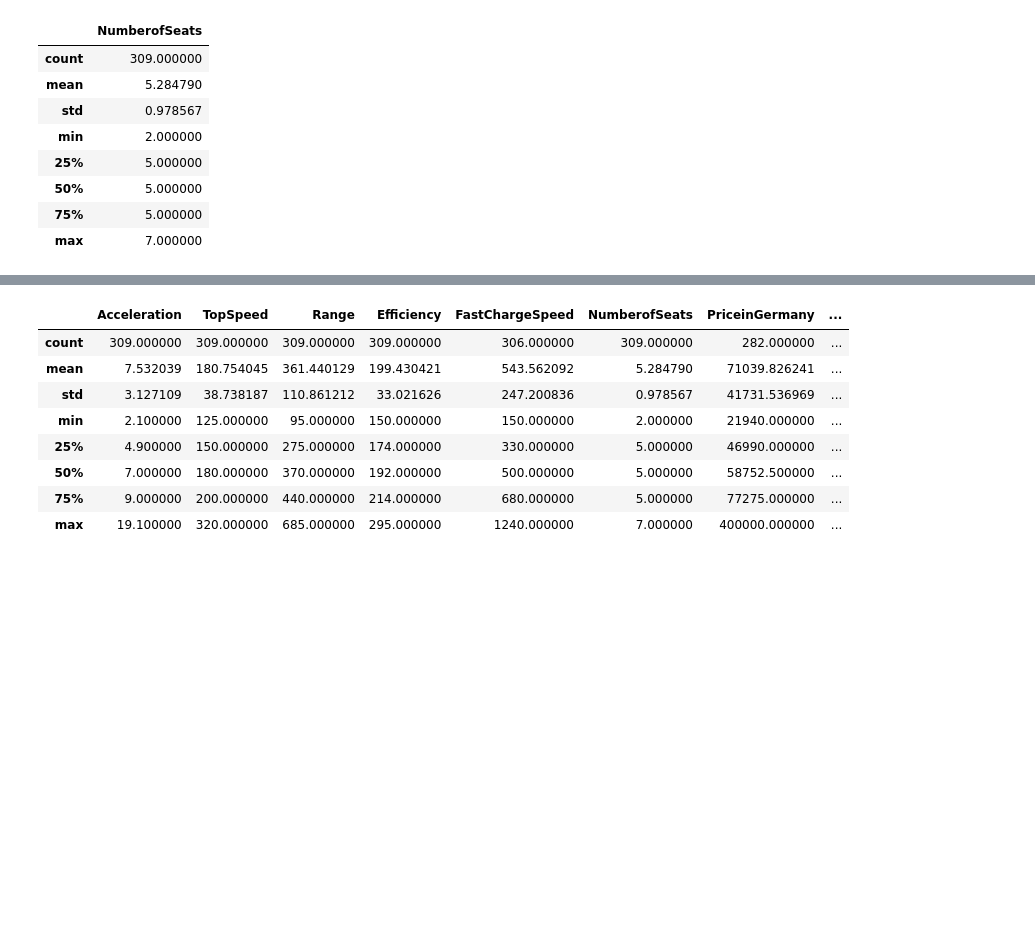
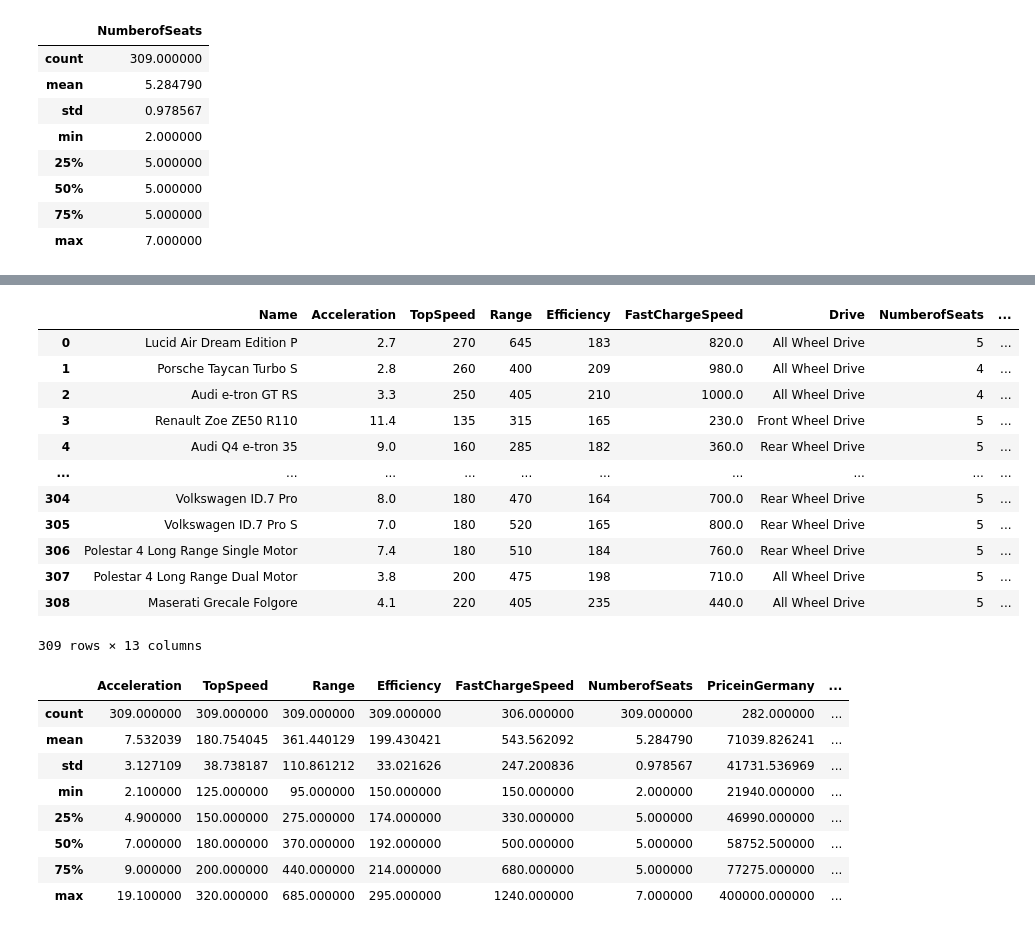
Before and after one commit to rappelrx/cogs108-project, a Jupyter notebook: DataCheckpointGroup_Sp23_yippee.ipynb, the cells around one changed output, grey strips where cells are left out. Saved outputs shown, nothing was run; the diff lists cells and outputs as text; code cells hidden in the pictures; blank space fills up the shorter version.

```diff
--- a/DataCheckpointGroup_Sp23_yippee.ipynb
+++ b/DataCheckpointGroup_Sp23_yippee.ipynb
@@ -137,12 +156,13 @@ def batteryData(str_in):
         output = np.nan
     return output
 # %%
-cheapEVs['Battery'] = cheapEVs['Subtitle'].apply(batteryData)
+cheapEVs['BatteryCapacity'] = cheapEVs['Subtitle'].apply(batteryData)
 # %%
+# function to extract the availability data from the Subtitle column
 def availability(str_in):
     try:
         if(not isinstance(str_in, str)):
-            return str_in
+            return False
 
         str_in = str_in.lower()
         str_in = str_in.strip()
@@ -157,10 +177,11 @@ def availability(str_in):
 # %%
 cheapEVs['Available'] = cheapEVs['Subtitle'].apply(availability)
 # %%
-def released(str_in):
+# function to extract the release date data from the Subtitle column
+def release(str_in):
     try:
         if(not isinstance(str_in, str)):
-            return str_in
+            return ""
 
         str_in = str_in.lower()
         str_in = str_in.strip()
@@ -170,8 +191,5 @@ def released(str_in):
         year = str_in[-1]
         return (month +" "+ year)
     except:
-        output = np.nan
+        output = ""
     return output
-# %%
-cheapEVs['Released'] = cheapEVs['Subtitle'].apply(released)
-cheapEVs
@@ -192,3 +196,22 @@ cheapEVs
+# %%
+cheapEVs['Release'] = cheapEVs['Subtitle'].apply(release)
+# now that we have extracted the useful data from the column, we can drop it
+cheapEVs = cheapEVs.drop(columns=['Subtitle'])
+cheapEVs
+# %% [output]
+|  | Name | Acceleration | TopSpeed | Range | Efficiency | FastChargeSpeed | Drive | NumberofSeats | ... |
+| 0 | Lucid Air Dream Edition P | 2.7 | 270 | 645 | 183 | 820.0 | All Wheel Drive | 5 | ... |
+| 1 | Porsche Taycan Turbo S | 2.8 | 260 | 400 | 209 | 980.0 | All Wheel Drive | 4 | ... |
+| 2 | Audi e-tron GT RS | 3.3 | 250 | 405 | 210 | 1000.0 | All Wheel Drive | 4 | ... |
+| 3 | Renault Zoe ZE50 R110 | 11.4 | 135 | 315 | 165 | 230.0 | Front Wheel Drive | 5 | ... |
+| 4 | Audi Q4 e-tron 35 | 9.0 | 160 | 285 | 182 | 360.0 | Rear Wheel Drive | 5 | ... |
+| ... | ... | ... | ... | ... | ... | ... | ... | ... | ... |
+| 304 | Volkswagen ID.7 Pro | 8.0 | 180 | 470 | 164 | 700.0 | Rear Wheel Drive | 5 | ... |
+| 305 | Volkswagen ID.7 Pro S | 7.0 | 180 | 520 | 165 | 800.0 | Rear Wheel Drive | 5 | ... |
+| 306 | Polestar 4 Long Range Single Motor | 7.4 | 180 | 510 | 184 | 760.0 | Rear Wheel Drive | 5 | ... |
+| 307 | Polestar 4 Long Range Dual Motor | 3.8 | 200 | 475 | 198 | 710.0 | All Wheel Drive | 5 | ... |
+| 308 | Maserati Grecale Folgore | 4.1 | 220 | 405 | 235 | 440.0 | All Wheel Drive | 5 | ... |
+309 rows × 13 columns
 # %%
 cheapEVs.describe()
 # %% [output]
```
Also changed, not shown: parts of 6 cells of this notebook.
